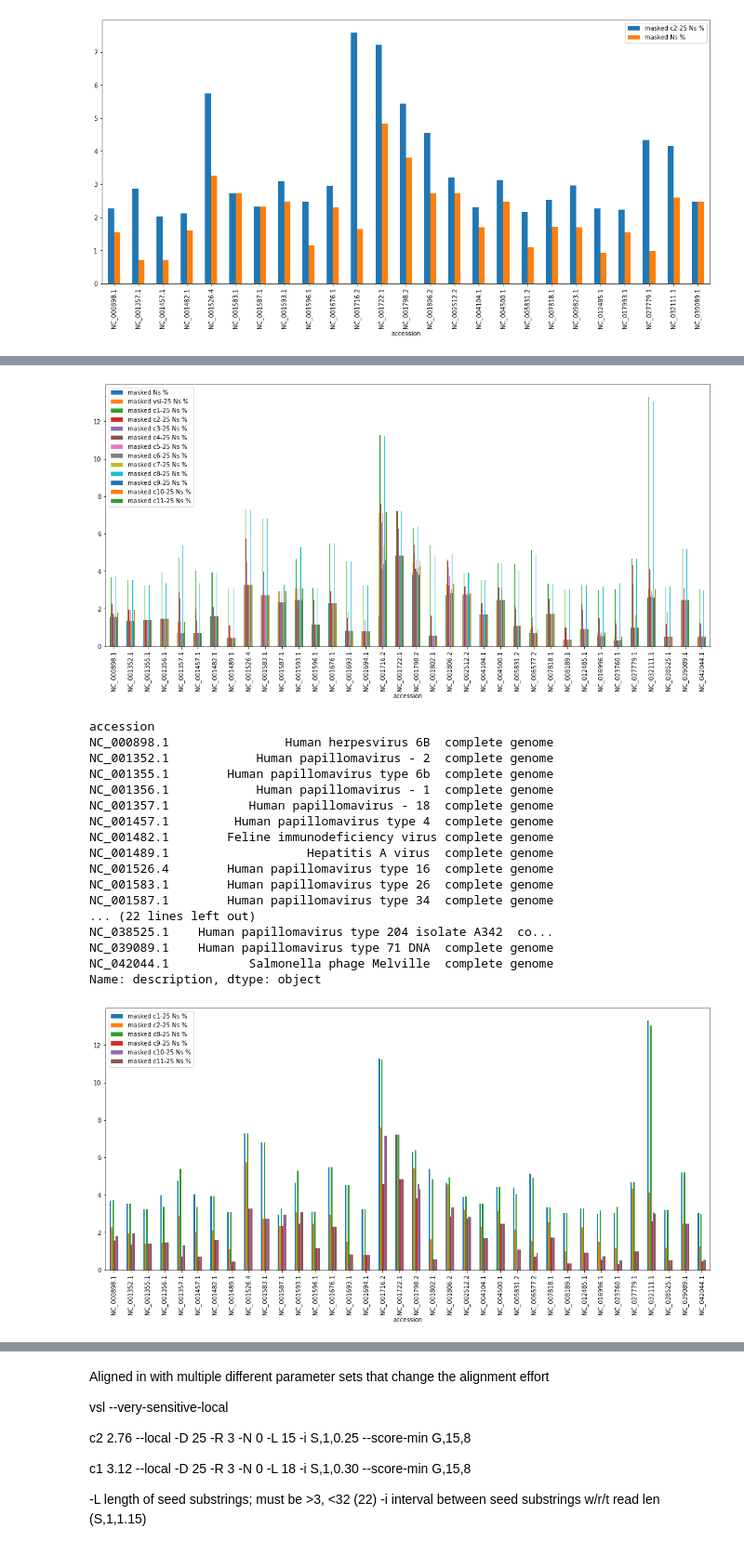
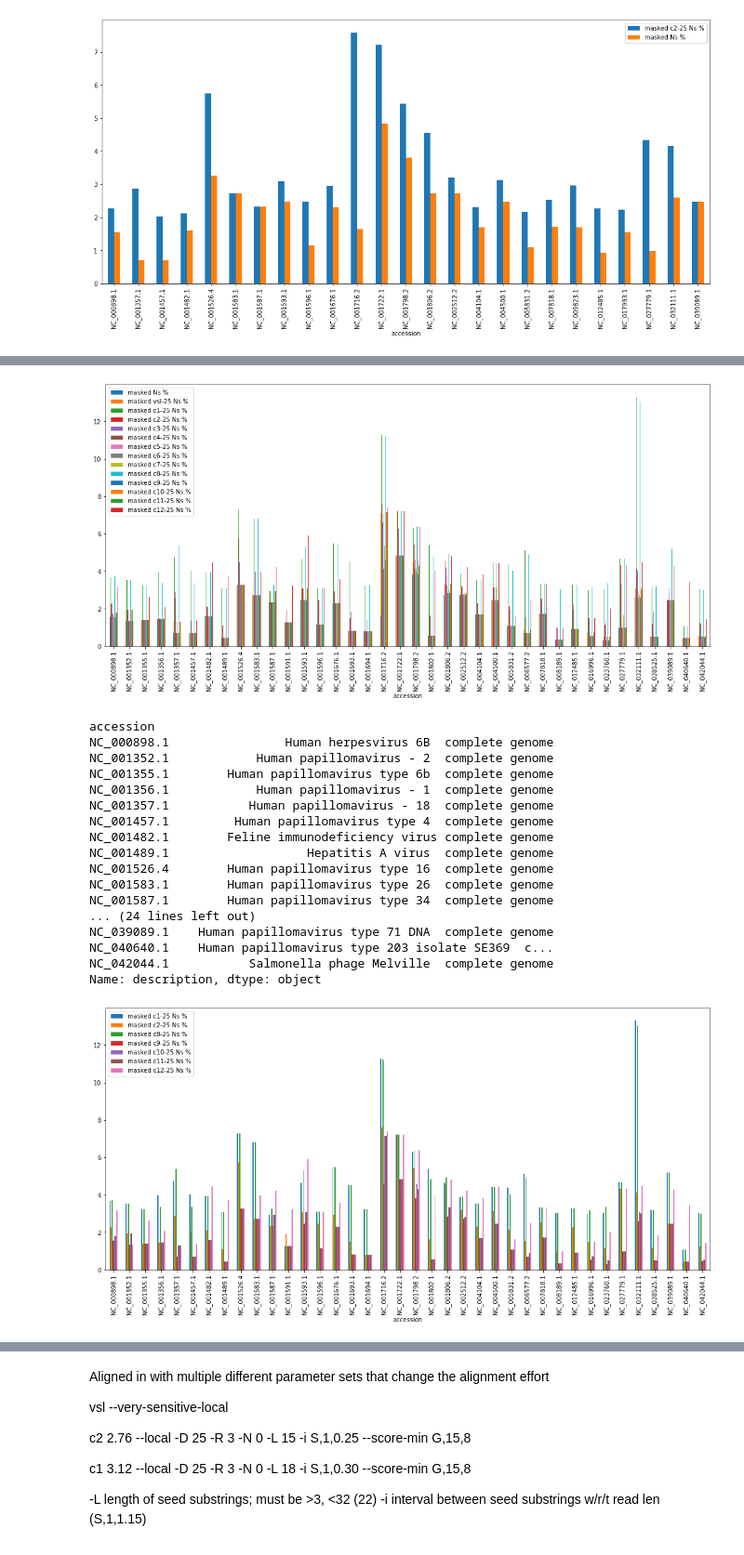
Before and after one commit to ucsffrancislab/genomics, a Jupyter notebook: data/20210610-hg38-viral-homology/analysis.ipynb, the cells around one changed output, grey strips where cells are left out. Shown at 93% size. Saved outputs shown, nothing was run; the diff lists cells and outputs as text; code cells hidden in the pictures.

```diff
--- a/data/20210610-hg38-viral-homology/analysis.ipynb
+++ b/data/20210610-hg38-viral-homology/analysis.ipynb
@@ -194,16 +194,18 @@ df[(df['masked vsl-25 Ns %']>3) |
    | (df['masked c9-25 Ns %']>3)
    | (df['masked c10-25 Ns %']>3)
    | (df['masked c11-25 Ns %']>3)
+   | (df['masked c12-25 Ns %']>3)
   ][
     ['masked Ns %','masked vsl-25 Ns %','masked c1-25 Ns %','masked c2-25 Ns %','masked c3-25 Ns %',
      'masked c4-25 Ns %','masked c5-25 Ns %','masked c6-25 Ns %','masked c7-25 Ns %','masked c8-25 Ns %'
      ,'masked c9-25 Ns %'
      ,'masked c10-25 Ns %'
      ,'masked c11-25 Ns %'
+     ,'masked c12-25 Ns %'
     ]].plot(kind='bar')
 plt.show()
 # %% [output]
-[figure, old version]
+[figure, new version]
 # %%
 df[(df['masked vsl-25 Ns %']>3) |
    (df['masked c1-25 Ns %']>3) |
@@ -217,6 +219,7 @@ df[(df['masked vsl-25 Ns %']>3) |
    | (df['masked c9-25 Ns %']>3)
    | (df['masked c10-25 Ns %']>3)
    | (df['masked c11-25 Ns %']>3)
+   | (df['masked c12-25 Ns %']>3)
   ]['description']
 # %% [output]
 accession
@@ -231,29 +234,31 @@ NC_001489.1                   Hepatitis A virus  complete genome
 NC_001526.4        Human papillomavirus type 16  complete genome
 NC_001583.1        Human papillomavirus type 26  complete genome
 NC_001587.1        Human papillomavirus type 34  complete genome
-... (22 lines left out)
-NC_038525.1    Human papillomavirus type 204 isolate A342  co...
+... (24 lines left out)
 NC_039089.1    Human papillomavirus type 71 DNA  complete genome
+NC_040640.1    Human papillomavirus type 203 isolate SE369  c...
 NC_042044.1           Salmonella phage Melville  complete genome
 Name: description, dtype: object
 # %%
 df[
    (df['masked c1-25 Ns %']>3) |
    (df['masked c2-25 Ns %']>3)
    | (df['masked c8-25 Ns %']>3)
    | (df['masked c9-25 Ns %']>3)
    | (df['masked c10-25 Ns %']>3)
    | (df['masked c11-25 Ns %']>3)
+   | (df['masked c12-25 Ns %']>3)
   ][
     ['masked c1-25 Ns %','masked c2-25 Ns %'
      ,'masked c8-25 Ns %'
      ,'masked c9-25 Ns %'
      ,'masked c10-25 Ns %'
      ,'masked c11-25 Ns %'
+     ,'masked c12-25 Ns %'
     ]].plot(kind='bar')
 plt.show()
 # %% [output]
-[figure, old version]
+[figure, new version]
 # %%
 df[
    (df['masked c1-25 Ns %']>3) |
```
Also changed, not shown: parts of 5 cells of this notebook, 2 other files.
